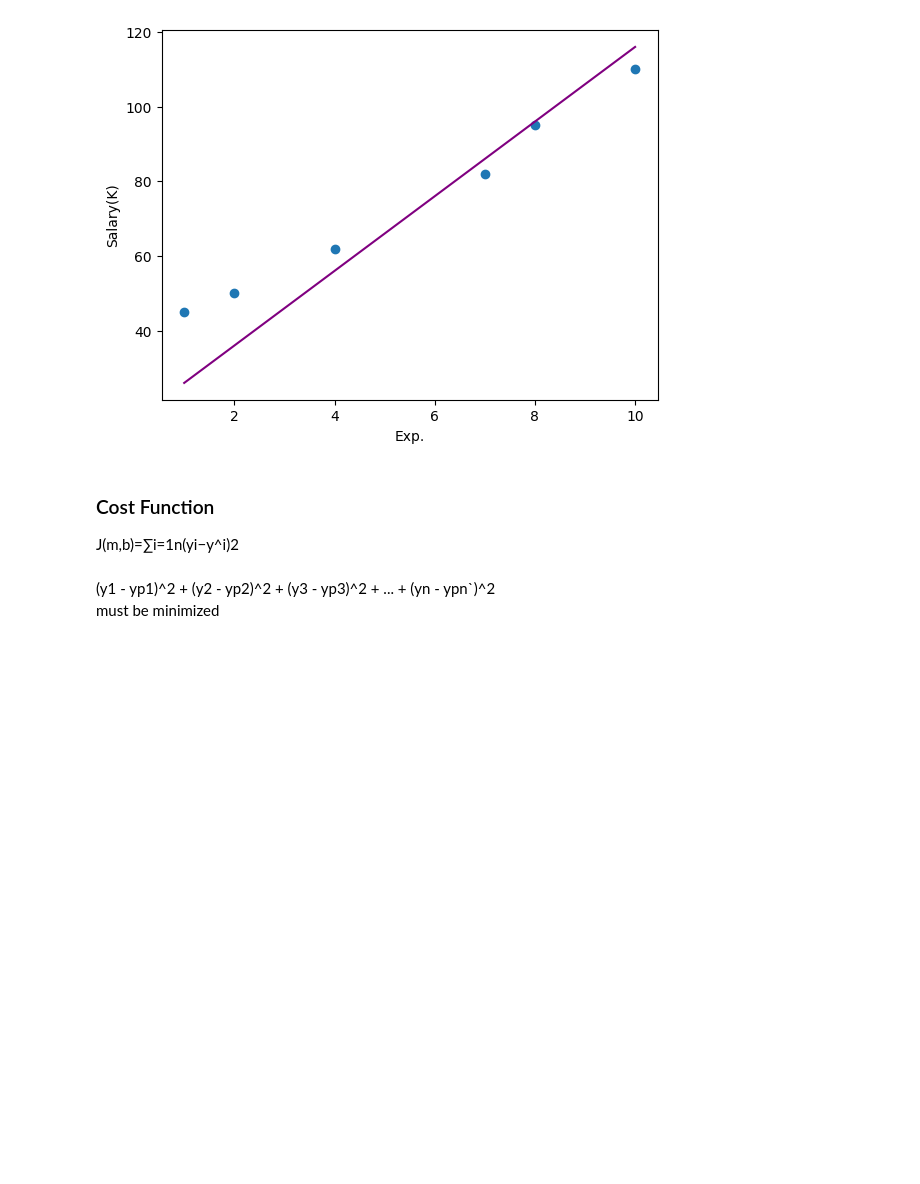
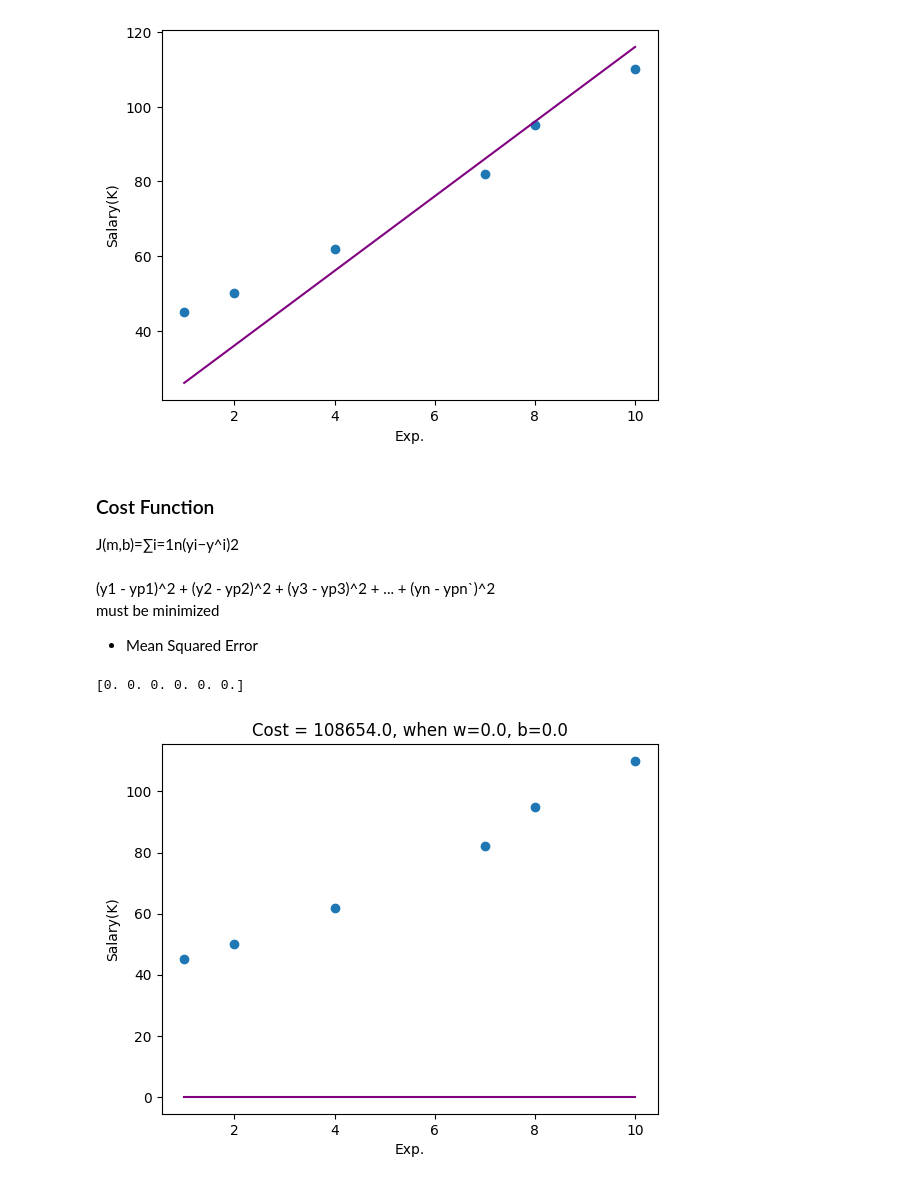
Before and after one commit to mehrab-abir/ai-ml, a Jupyter notebook: Machine Learning/Applied Machine Learning/Linear Regression/simple_linear_regression.ipynb, the cells around one changed output. Drawn from its saved outputs; the diff is of its cells as text; code cells hidden in the pictures; blank space fills up the shorter version.

Commit message:
gradient descent

```diff
--- a/Machine Learning/Applied Machine Learning/Linear Regression/simple_linear_regression.ipynb
+++ b/Machine Learning/Applied Machine Learning/Linear Regression/simple_linear_regression.ipynb
@@ -122,2 +122,37 @@
 (y1 - yp1)^2 + (y2 - yp2)^2 + (y3 - yp3)^2 + ... + (yn - ypn`)^2<br>
 must be minimized
+- Mean Squared Error
+# %%
+def compute_cost(x,y,w,b):
+    m = x.shape[0]
+
+    cost = 0.0 # initializing cost with 0.0
+
+    for i in range(m):
+        prediction = w * x[i] + b;
+        error = prediction - y[i];
+        error_squared = error ** 2;
+        cost = cost + error_squared;
+
+    cost = cost/2*m; # m = number of rows, --> mean squared error
+    #? divide by '2m' instead of 'm' for convenience in gradient descent calculation
+
+    return cost;
+# %%
+w = 0.0;
+b = 0.0;
+
+prediction_list = makePrediction(exp_x,sal_y,w=w,b=b) #* w = 0, b = 0
+print(prediction_list)
+
+cost = compute_cost(exp_x,sal_y,w=w,b=b)
+
+plt.scatter(exp_x,sal_y)
+plt.plot(exp_x,prediction_list,color="purple")
+plt.title(f"Cost = {cost}, when w={w}, b={b}")
+plt.xlabel("Exp.")
+plt.ylabel("Salary(K)")
+plt.show()
+# %% [output]
+[0. 0. 0. 0. 0. 0.]
+[figure, added]
```
Also changed, not shown: parts of 18 cells of this notebook.
